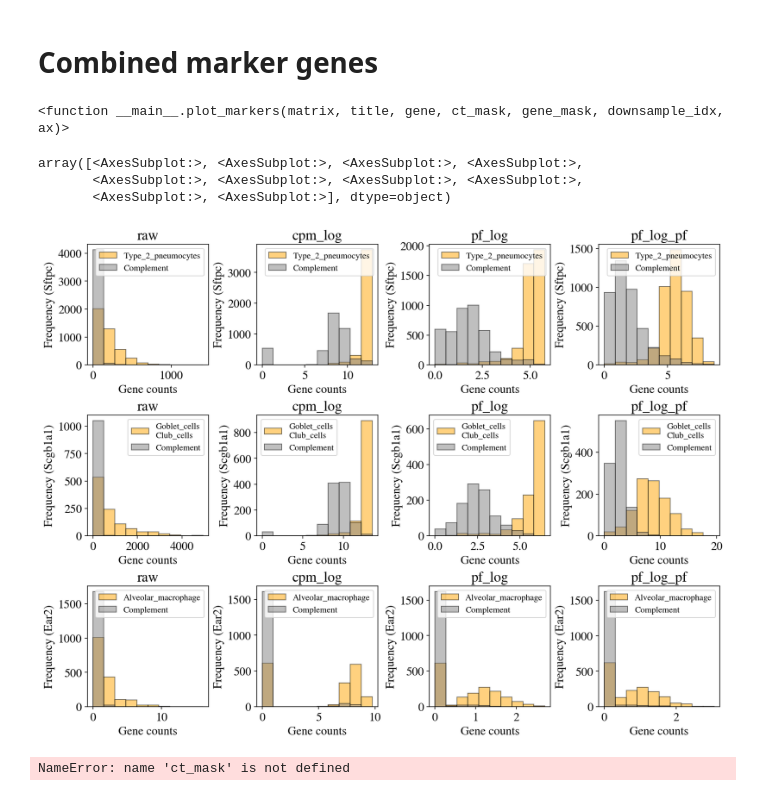
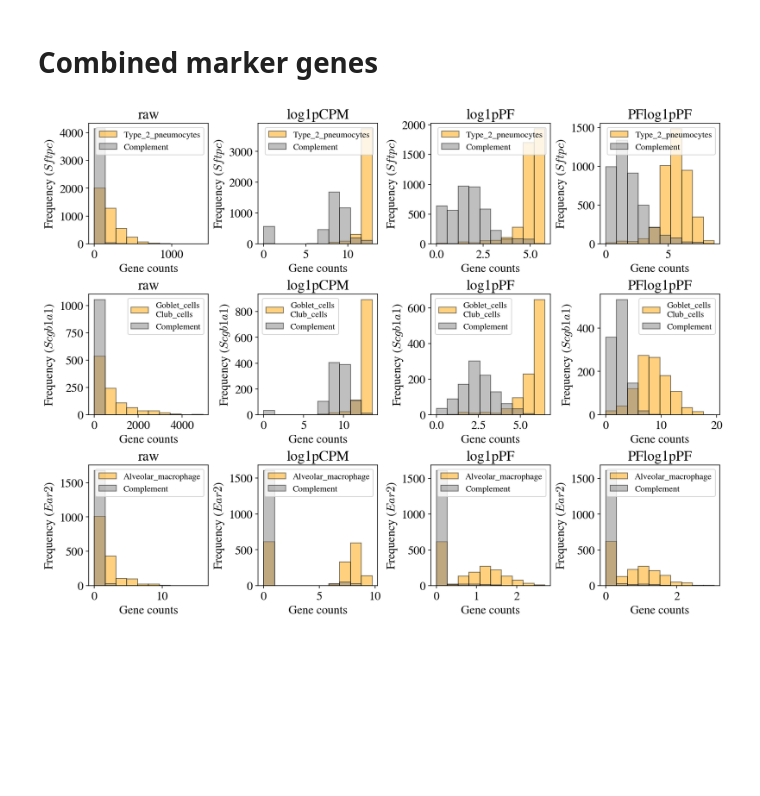
Before and after one commit to pachterlab/BHGP_2022, a Jupyter notebook: analysis/angelidis_marker_genes.ipynb, the cells around one changed output. Cells and saved outputs as stored; diff of their text form; code cells hidden in the pictures; blank space fills up the shorter version.

Commit message:
clean up angelidis code

```diff
--- a/analysis/angelidis_marker_genes.ipynb
+++ b/analysis/angelidis_marker_genes.ipynb
@@ -98,16 +149,18 @@ genes = np.array(genes)
 # %%
 def plot_markers(matrix, title, ct, gene, ct_mask, gene_mask, downsample_idx, ax):
     p = {
-      "xlabel": "Gene counts",
-      "ylabel": f"Frequency ({gene})",
-      "title": title
+        "xlabel": "Gene counts",
+        "ylabel": f"Frequency ($\it{{{gene}}}$)",
+        "title": title,
     }
     v_gene = matrix[:, gene_mask].flatten()
     t = v_gene[ct_mask]
     c = v_gene[~ct_mask][downsample_idx]
-    bins = np.histogram(np.hstack((t,c)), bins=10)[1] #get the bin edges
+    bins = np.histogram(np.hstack((t, c)), bins=10)[1]  # get the bin edges
     ax.hist(t, label=ct, alpha=0.5, bins=bins, edgecolor="k", facecolor="orange")
-    ax.hist(c, label="Complement", alpha=0.5, bins=bins, edgecolor="k", facecolor="grey")
+    ax.hist(
+        c, label="Complement", alpha=0.5, bins=bins, edgecolor="k", facecolor="grey"
+    )
 
     ax.set(**p)
     ax.legend(prop={"size": 11})
@@ -194,9 +251,11 @@ ks
 # %%
 n = len(data.keys())
-fig, axs = plt.subplots(figsize=(3*n,3), ncols=n, constrained_layout=True)
+fig, axs = plt.subplots(figsize=(3 * n, 3), ncols=n, constrained_layout=True)
 
 for ax, (k, m) in zip(axs, data.items()):
-    plot_markers(m, k, celltype1 + "\n" + celltype2, gene, ct_mask, gene_mask, downsample_idx, ax)
+    plot_markers(
+        m, k, celltype1 + "\n" + celltype2, gene, ct_mask, gene_mask, downsample_idx, ax
+    )
 
 fig.show()
 # %% [output]
@@ -246,22 +305,14 @@ fig.show()
 # %% [markdown]
 # Combined marker genes
-# %%
-plot_markers
-# %% [output]
-<function __main__.plot_markers(matrix, title, gene, ct_mask, gene_mask, downsample_idx, ax)>
-# %%
-axes[0]
-# %% [output]
-array([<AxesSubplot:>, <AxesSubplot:>, <AxesSubplot:>, <AxesSubplot:>,
-       <AxesSubplot:>, <AxesSubplot:>, <AxesSubplot:>, <AxesSubplot:>,
-       <AxesSubplot:>, <AxesSubplot:>], dtype=object)
 # %%
-pltlabels = ["raw", "cpm_log", "pf_log", "pf_log_pf"]
+pltlabels = ["raw", "log1pCPM", "log1pPF", "PFlog1pPF"]
 n = len(pltlabels)
 mg = ["Sftpc", "Scgb1a1", "Ear2"]
 m = len(mg)
 
-fig, axes = plt.subplots(figsize=(3*n,3*m), ncols=n,nrows=m, constrained_layout=True)
+fig, axes = plt.subplots(
+    figsize=(3 * n, 3 * m), ncols=n, nrows=m, constrained_layout=True
+)
 
 ## First
 celltype = "Type_2_pneumocytes"
@@ -288,37 +339,57 @@ ct_mask2 = assignments == celltype2
 ct_mask = np.logical_or(ct_mask1, ct_mask2)
 
 size_t = (ct_mask).sum()
 size_c = (~ct_mask).sum()
 downsample_idx = np.random.choice(np.arange(size_c), size=size_t, replace=False)
 
 gene = "Scgb1a1"
 
 gene_mask = genes == gene
 
 axs = axes[1]
 for ax, k in zip(axs, pltlabels):
-    plot_markers(data[k], k, celltype1 + "\n" + celltype2, gene, ct_mask, gene_mask, downsample_idx, ax)
+    plot_markers(
+        data[k],
+        k,
+        celltype1 + "\n" + celltype2,
+        gene,
+        ct_mask,
+        gene_mask,
+        downsample_idx,
+        ax,
+    )
 
 ## third
 celltype = "Alveolar_macrophage"
 gene = "Ear2"
 
 ct_mask = assignments == celltype
 gene_mask = genes == gene
 
 size_t = (ct_mask).sum()
 size_c = (~ct_mask).sum()
 downsample_idx = np.random.choice(np.arange(size_c), size=size_t, replace=False)
 
 axs = axes[2]
 for ax, k in zip(axs, pltlabels):
     plot_markers(data[k], k, celltype, gene, ct_mask, gene_mask, downsample_idx, ax)
 
-fig.savefig(f"celltype_markers.png", facecolor='white', transparent=False, dpi=300, bbox_inches="tight")
+base_file_name = "angelidis_2019_celltype_markers"
+save_path = os.path.join(base_figure_path, base_file_name)
+if not os.path.exists(save_path):
+    os.makedirs(save_path)
+
+fig.savefig(
+    os.path.join(save_path, f"{base_file_name}.png"),
+    facecolor="white",
+    transparent=False,
+    dpi=300,
+    bbox_inches="tight",
+)
+fig.savefig(
+    os.path.join(save_path, f"{base_file_name}.pdf"), dpi=300, bbox_inches="tight"
+)
+
 fig.show()
 # %% [output]
-[figure, old version]
+[figure, new version]
-# %%
-ct_mask
-# %% [output]
-NameError: name 'ct_mask' is not defined
```
Also changed, not shown: parts of 15 cells of this notebook, 5 other files.
